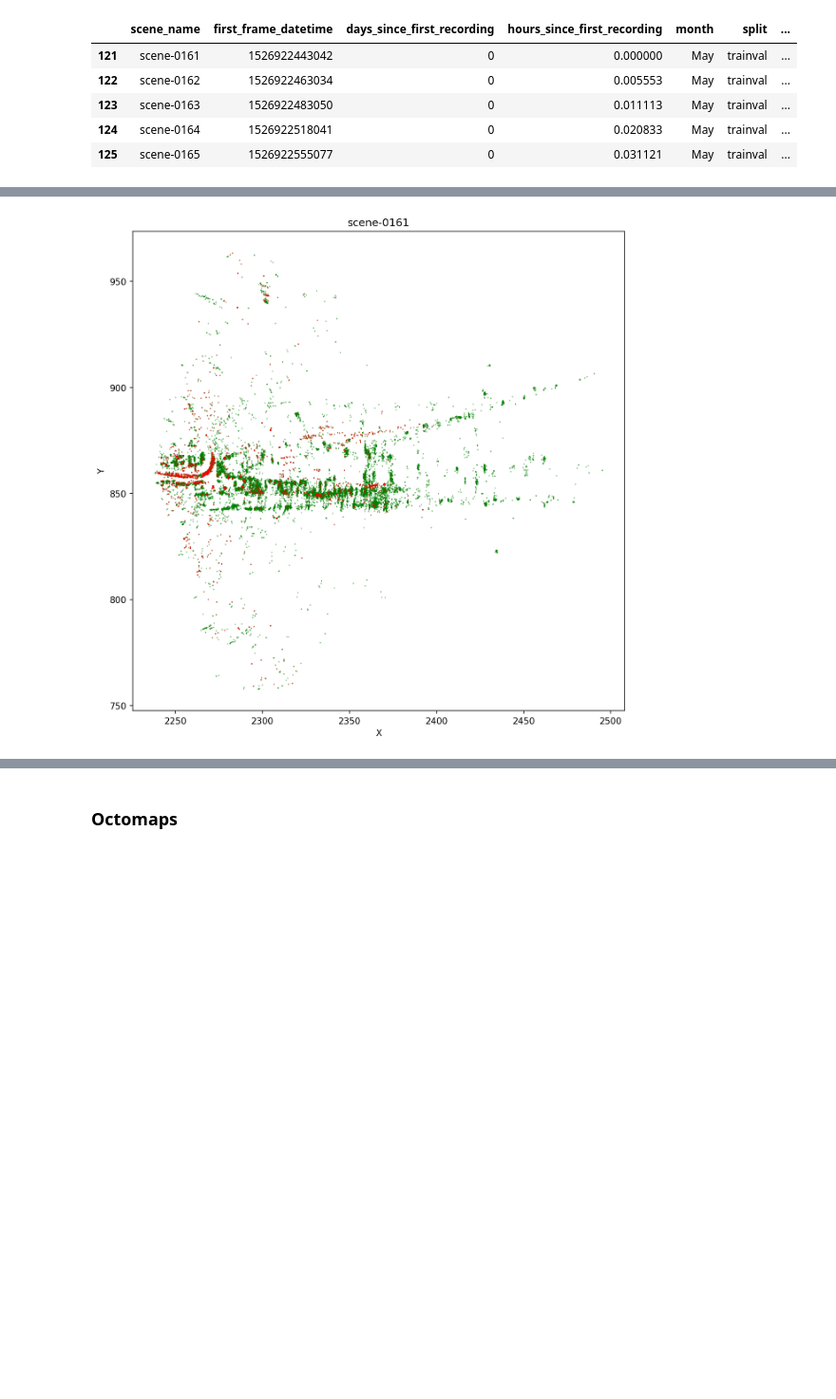
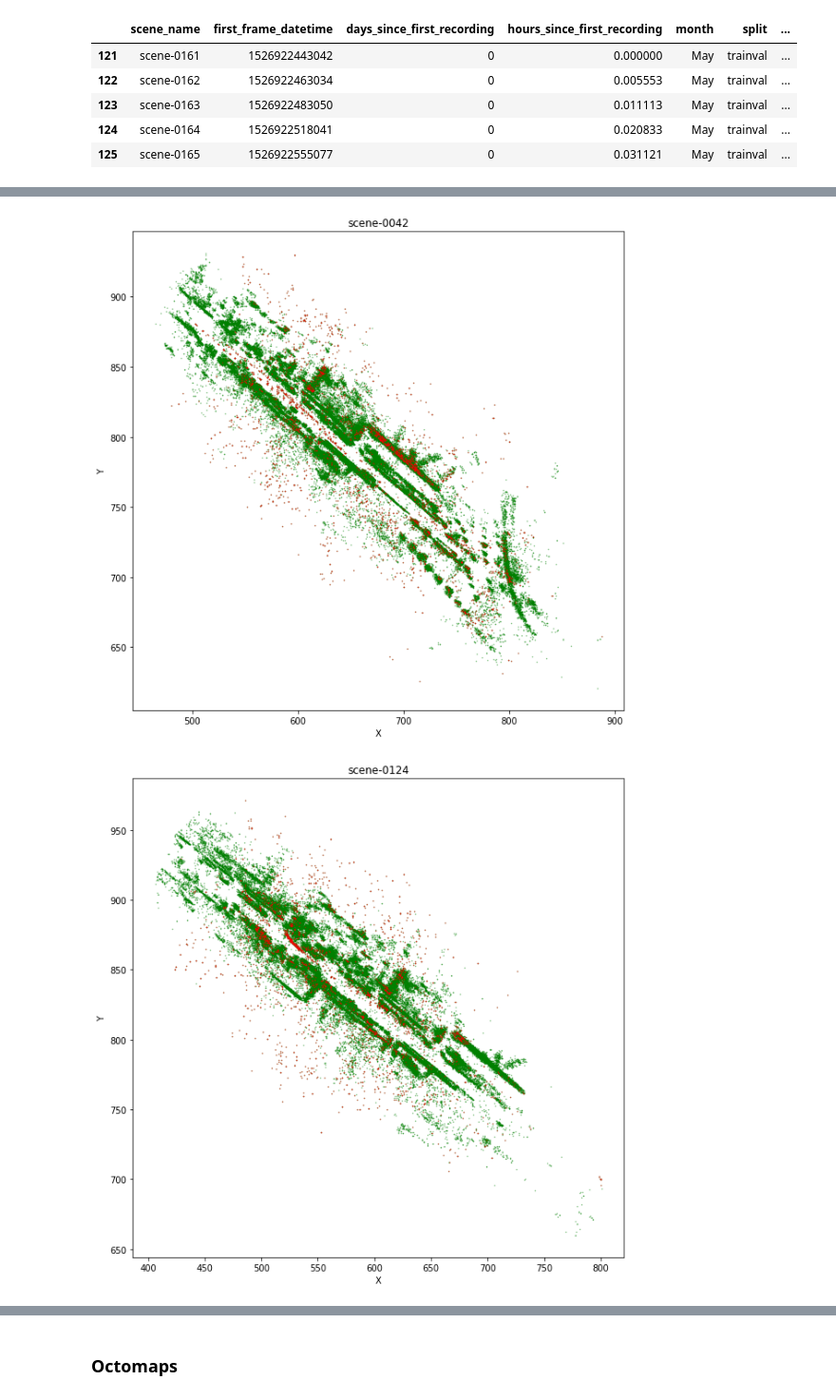
Before and after one commit to umairkhawaja/radar_auto_labeler, a Jupyter notebook: notebooks/test_pipeline.ipynb, the cells around one changed output, grey strips where cells are left out. Shown at 95% size. Drawn from its saved outputs; the diff is of its cells as text; code cells hidden in the pictures; blank space fills up the shorter version.

```diff
--- a/notebooks/test_pipeline.ipynb
+++ b/notebooks/test_pipeline.ipynb
@@ -67,7 +70,7 @@ sps_df.head()
 | 124 | scene-0164 | 1526922518041 | 0 | 0.020833 | May | trainval | ... |
 | 125 | scene-0165 | 1526922555077 | 0 | 0.031121 | May | trainval | ... |
 # %%
-row = sps_df.iloc[0]
+row = sps_df[sps_df.scene_name == 'scene-0042'].iloc[0]
 # %%
 ref_scene_name = row['scene_name']
 ref_split = row['split']
@@ -129,13 +132,13 @@ def remove_dynamic_points(scene_pointclouds, scene_calibs, scene_poses, dpr_thre
             merged_pcl_dpr_mask = []
 
             for sensor, pcl, calib in zip(SENSORS, sensor_pcls, sensor_calibs):
-                if pcl.shape[0] > 1:
+                if pcl.shape[0] > 1 and sensor not in ['RADAR_FRONT_LEFT', 'RADAR_FRONT_RIGHT']:
                     info = [
                         [scene_name, index],
                         sensor,
                         pcl.shape[0]
                     ]
-                    best_mask, _, _ = ransac_solver.ransac_nusc(pcl, vis=save_vis, info=info)
+                    best_mask, _, _ = ransac_solver.ransac_nusc(info=info, pcl=pcl, vis=(save_vis and sensor == 'RADAR_FRONT'))
 
                     ego_points_sensor = transform_doppler_points(calib, pcl)
                     global_points_sensor = transform_doppler_points(pose, ego_points_sensor)
@@ -185,10 +188,10 @@ def process_point_clouds(point_clouds_dict, calib_dict, poses_dict, use_ransac=T
 # scene_maps = {name : np.vstack(pcls) for name,pcls in global_scene_pointclouds.items()}
 # scene_dpr_masks = {name : np.hstack(masks) for name,masks in inliers_dict.items()}
 # %%
-scene_pointclouds_dpr_masks, scene_pointclouds = remove_dynamic_points(scene_pointclouds, scene_calibs, scene_poses, dpr_thresh=0.15, save_vis=False)
+scene_pointclouds_dpr_masks, global_scene_pointclouds = remove_dynamic_points(scene_pointclouds, scene_calibs, scene_poses, dpr_thresh=0.15, save_vis=False)
 # %%
 scene_dpr_masks = {name : np.hstack(masks) for name,masks in scene_pointclouds_dpr_masks.items()}
-scene_maps = {name : np.vstack(pcls) for name,pcls in scene_pointclouds.items()}
+scene_maps = {name : np.vstack(pcls) for name,pcls in global_scene_pointclouds.items()}
 # %%
 def plot_dpr_masks(scene, map_pcl, mask):
     plt.figure(figsize=(10, 10))
@@ -201,7 +204,8 @@ def plot_dpr_masks(scene, map_pcl, mask):
     plt.xlabel('X')
     plt.ylabel('Y')
 # %%
-scene_name = ref_scene_name
-plot_dpr_masks(scene_name, scene_maps[scene_name], scene_dpr_masks[scene_name])
+for scene_name in scene_maps:
+    plot_dpr_masks(scene_name, scene_maps[scene_name], scene_dpr_masks[scene_name])
 # %% [output]
-[figure, old version]
+[figure, new version]
+[figure, added]
```
Also changed, not shown: parts of 73 cells of this notebook, 4 other files.
